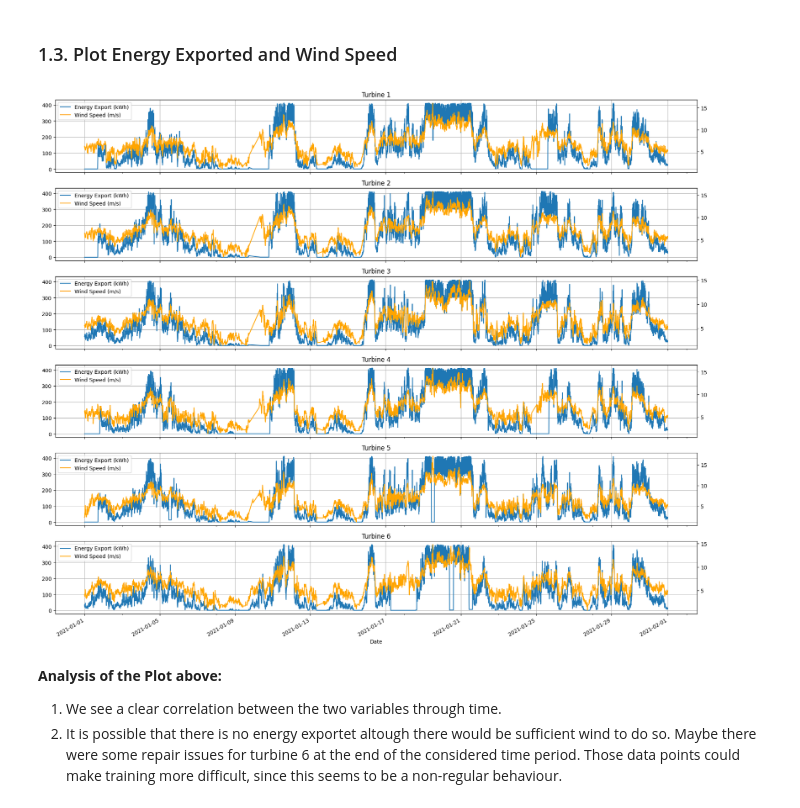
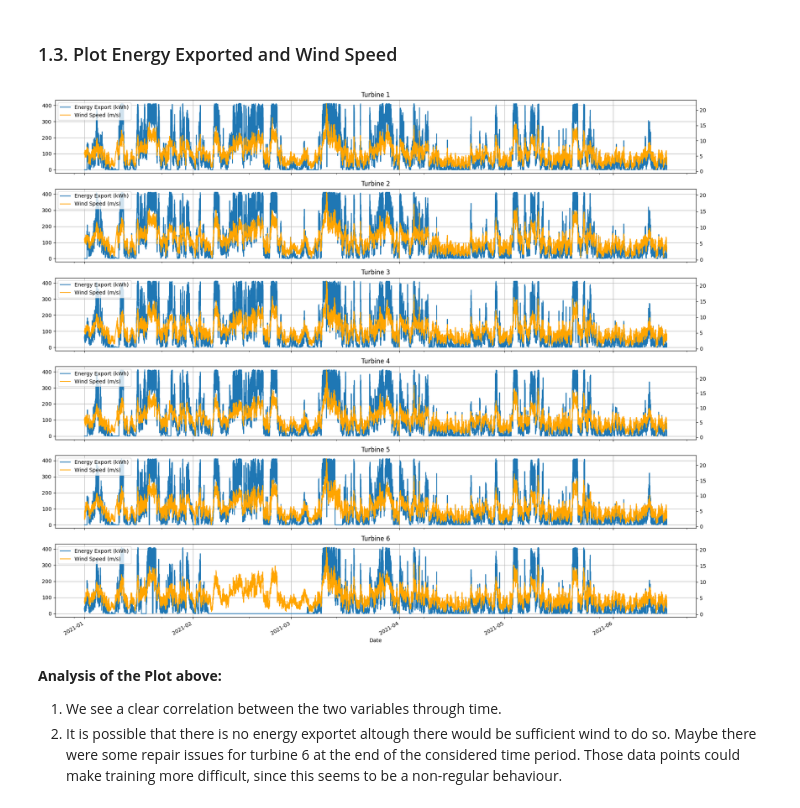
Before and after one commit to H-Kugler/forecasting-wind-power, a Jupyter notebook: notebooks/data_inspection.ipynb, the cells around one changed output. Saved outputs shown, nothing was run; the diff lists cells and outputs as text; code cells hidden in the pictures.

```diff
--- a/notebooks/data_inspection.ipynb
+++ b/notebooks/data_inspection.ipynb
@@ -96,26 +96,26 @@ Index(['Wind speed (m/s)', 'Wind speed, Standard deviation (m/s)',
 # %%
 # We start with plotting variables and look for visually correlations
 # That there is a correlation between the power output and the wind speed seems logical. Thus we start with them:
 # To keep things simple, we only look at a time period of two months
 
 start_date = pd.to_datetime('2021-01-01')
-end_date = pd.to_datetime('2021-02-01')
+end_date = pd.to_datetime('2022-01-01')
 
 
 fig, axs = plt.subplots(6, 1, figsize=(18, 15), sharex=True)
 
 for i, turbine in enumerate(turbine_list):
     turbine[start_date:end_date].plot(y='Energy Export (kWh)', ax=axs[i], title=f'Turbine {i+1}', label='Energy Export (kWh)', legend=False)
     axs[i].grid()
     ax2 = axs[i].twinx()
     turbine[start_date:end_date].plot(y='Wind speed (m/s)', ax=ax2, color='orange', label='Wind Speed (m/s)', legend=False)
     lines = [axs[i].get_lines()[0], ax2.get_lines()[0]]
     axs[i].legend(lines, [line.get_label() for line in lines], loc='upper left')
 
 fig.tight_layout()
 plt.show()
 # %% [output]
-[figure, old version]
+[figure, new version]
 # %% [markdown]
 **Analysis of the Plot above:**
 1. We see a clear correlation between the two variables through time.
```
Also changed, not shown: parts of 9 cells of this notebook, 2 other files.
